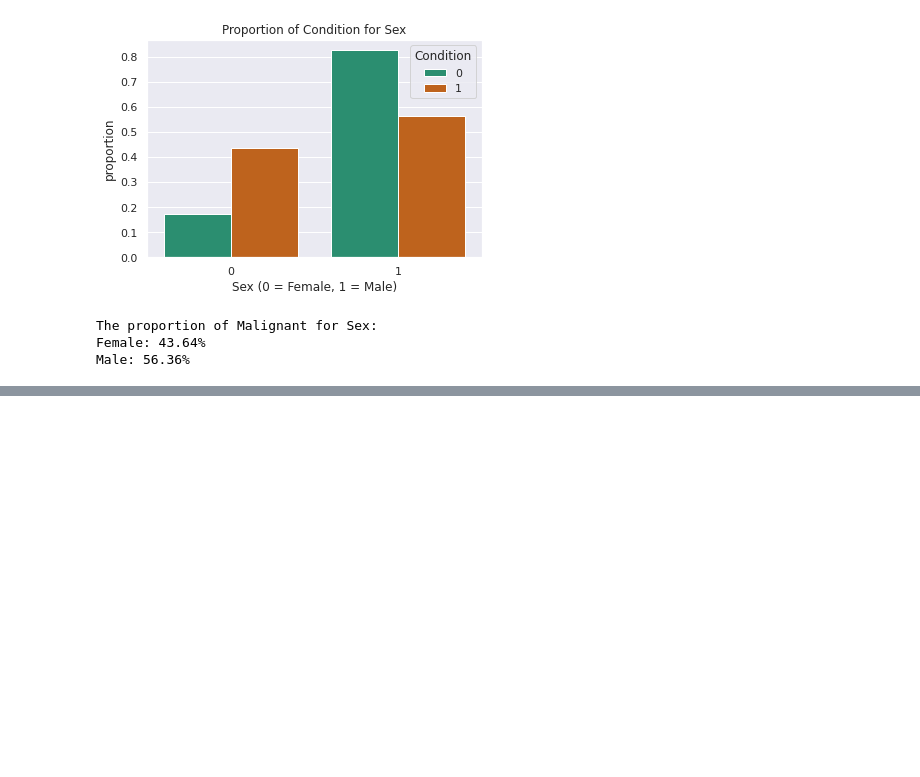
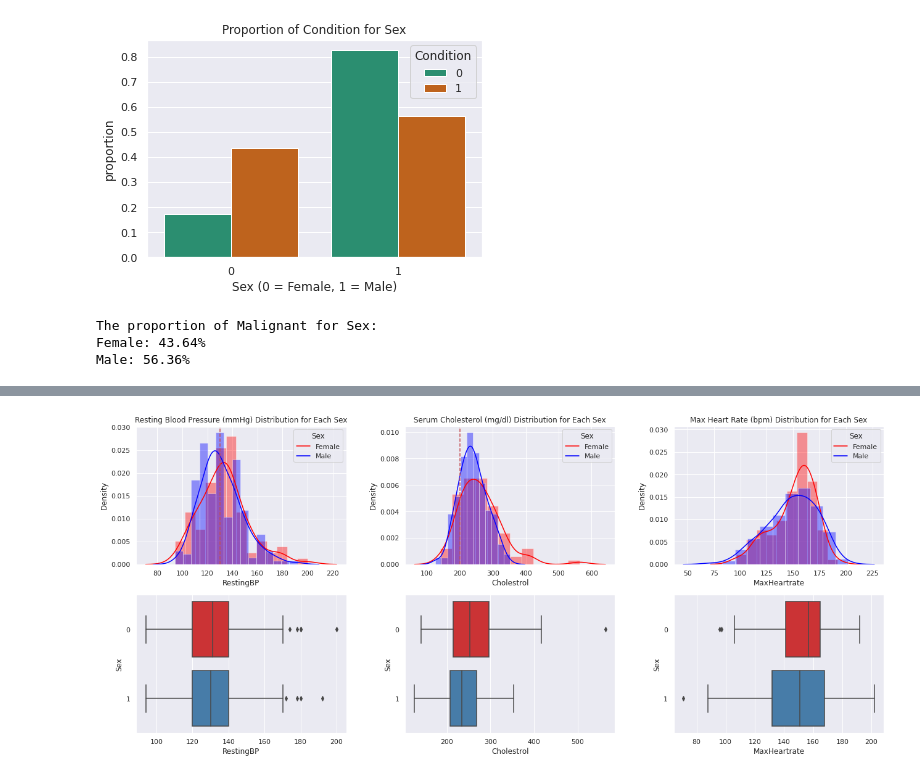
Before and after one commit to bayloid/heart, a Jupyter notebook: index.ipynb, the cells around one changed output, grey strips where cells are left out. Saved outputs shown, nothing was run; the diff lists cells and outputs as text; code cells hidden in the pictures; blank space fills up the shorter version.

```diff
--- a/index.ipynb
+++ b/index.ipynb
@@ -175,0 +290,75 @@ Male: 56.36%
+# %%
+def risk_factors_dist_sex(data):
+    """
+    Show distributions of risk factors for each sex
+    """
+    fig = plt.figure(figsize=(18, 8))
+
+    # Resting blood pressure for each sex
+    plt.subplot(2, 3, 1)
+    trestbps_female = data[data['Sex']==0]['RestingBP']
+    trestbps_male = data[data['Sex']==1]['RestingBP']
+    sns.distplot(trestbps_female,
+                 color='Red')
+    sns.distplot(trestbps_male,
+                 color='Blue')
+    plt.title('Resting Blood Pressure (mmHg) Distribution for Each Sex')
+    plt.gca().legend(title='Sex',
+                     labels=['Female','Male'])
+    plt.axvline(x=130,
+                color='r',
+                linestyle='--',
+                label='Hypertension: over 130 mmHg')
+
+    plt.subplot(2, 3, 4)
+    sns.boxplot(x=data['RestingBP'],
+                y=data['Sex'],
+                palette='Set1',
+                orient='h')
+
+
+    # Serum cholesterol distribution for each sex
+    plt.subplot(2, 3, 2)
+    chol_female = data[data['Sex']==0]['Cholestrol']
+    chol_male = data[data['Sex']==1]['Cholestrol']
+    sns.distplot(chol_female, color='Red')
+    sns.distplot(chol_male, color='Blue')
+    plt.title('Serum Cholesterol (mg/dl) Distribution for Each Sex')
+    plt.gca().legend(title='Sex',
+                     labels=['Female','Male'])
+    plt.axvline(x=200,
+                color='r',
+                linestyle='--',
+                label='High Cholesterol: over 200 mg/dl')
+
+    plt.subplot(2, 3, 5)
+    sns.boxplot(x=data['Cholestrol'],
+                y=data['Sex'],
+                palette='Set1',
+                orient='h')
+
+
+    # Max heart rate distribution for each sex
+    plt.subplot(2, 3, 3)
+    thalach_female = data[data['Sex']==0]['MaxHeartrate']
+    thalach_male = data[data['Sex']==1]['MaxHeartrate']
+    sns.distplot(thalach_female,
+                 color='Red')
+    sns.distplot(thalach_male,
+                 color='Blue')
+    plt.title('Max Heart Rate (bpm) Distribution for Each Sex')
+    plt.gca().legend(title='Sex',
+                     labels=['Female','Male'])
+
+    plt.subplot(2, 3, 6)
+    sns.boxplot(x=data['MaxHeartrate'],
+                y=data['Sex'],
+                palette='Set1',
+                orient='h')
+
+    plt.tight_layout()
+    plt.show()
+
+
+risk_factors_dist_sex(data);
+# %% [output]
@@ -175,0 +381 @@ Male: 56.36%
+[figure, added]
```
Also changed, not shown: parts of 10 cells of this notebook.
